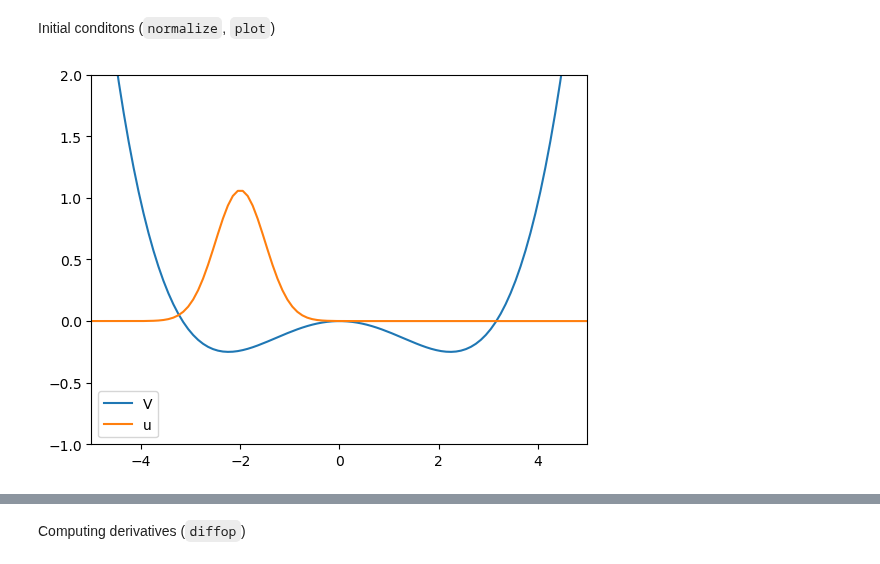
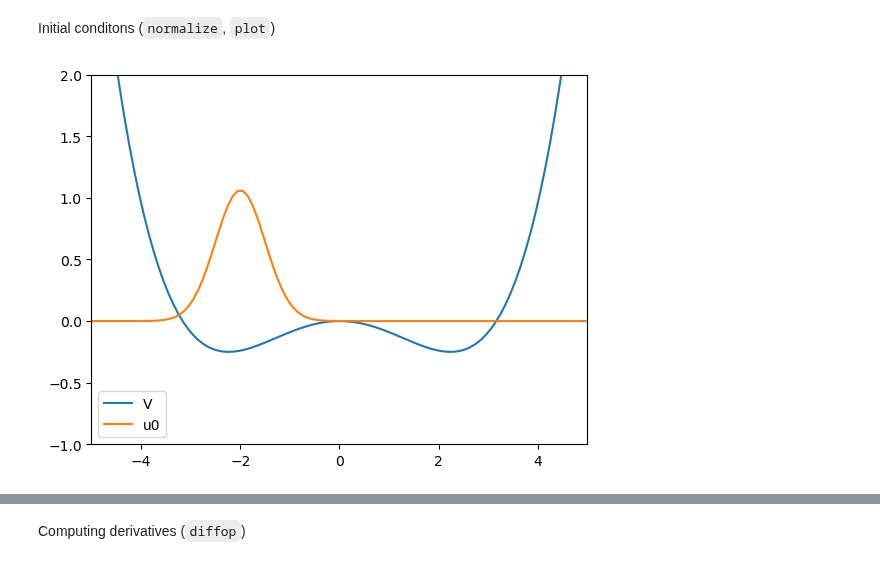
Before and after one commit to brownadder/expsolve, a Jupyter notebook: examples/tutorials/01_tensorgrid/00_quick_introduction.ipynb, the cells around one changed output, grey strips where cells are left out. Drawn from its saved outputs; the diff is of its cells as text; code cells hidden in the pictures.

```diff
--- a/examples/tutorials/01_tensorgrid/00_quick_introduction.ipynb
+++ b/examples/tutorials/01_tensorgrid/00_quick_introduction.ipynb
@@ -50,16 +51,16 @@ x = ex.grid1d(n, xr)
 Initial conditons (`normalize`, `plot`)
 # %%
 x0 = -2.0
-u = exp(-(x-x0)**2/(2*0.25))
-u = ex.normalize(u, xr)
+u0 = exp(-(x-x0)**2/(2*0.25))
+u0 = ex.normalize(u0, xr)
 
 V = x**4 - 10*x**2
 
 ex.plot(plt, x, V/100)
-ex.plot(plt, x, real(u))
+ex.plot(plt, x, real(u0))
 plt.xlim(-5,5)
 plt.ylim(-1,2)
-plt.legend(['V','u'])
+plt.legend(['V','u0'])
 plt.show()
 # %% [output]
-[figure, old version]
+[figure, new version]
```
Also changed, not shown: parts of 6 cells of this notebook, 3 other files.
